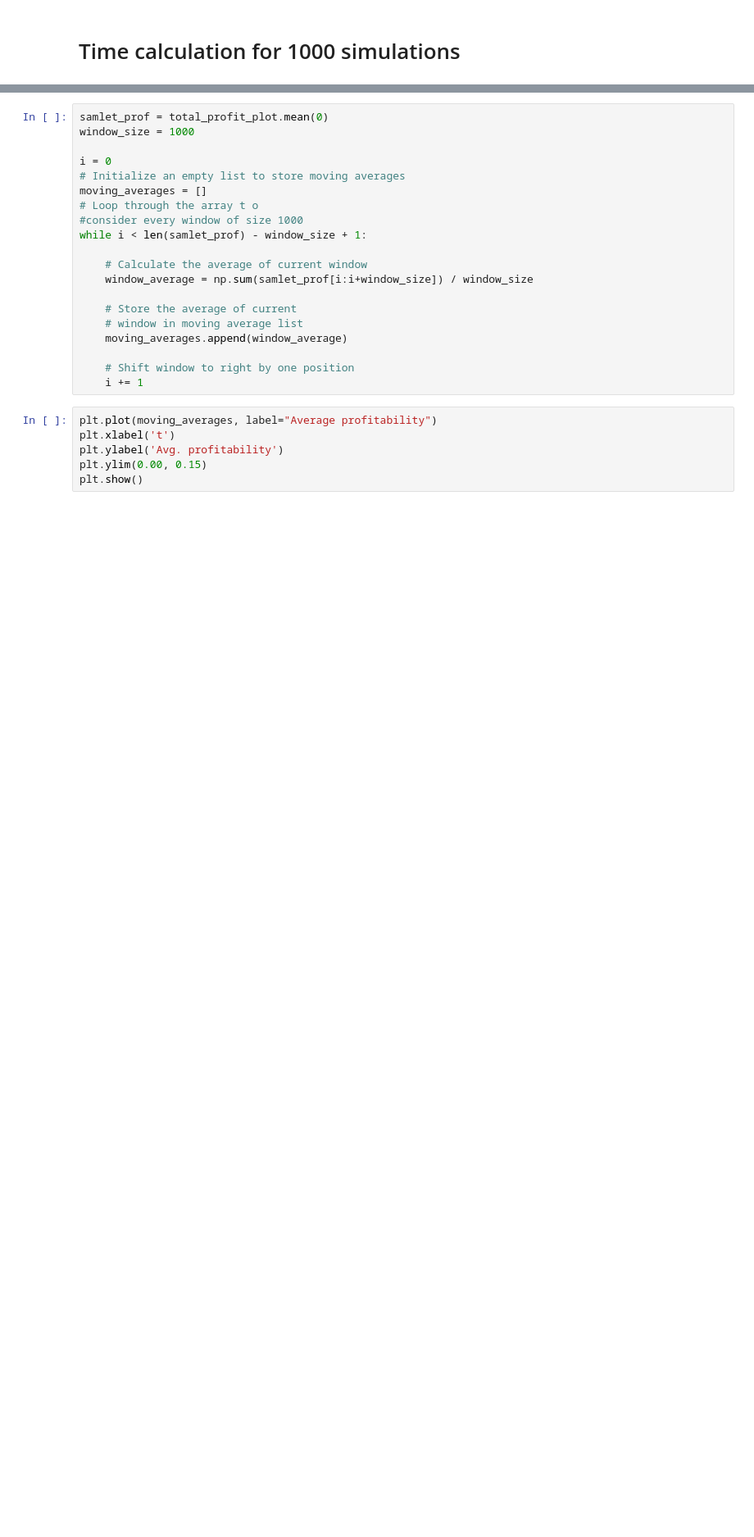
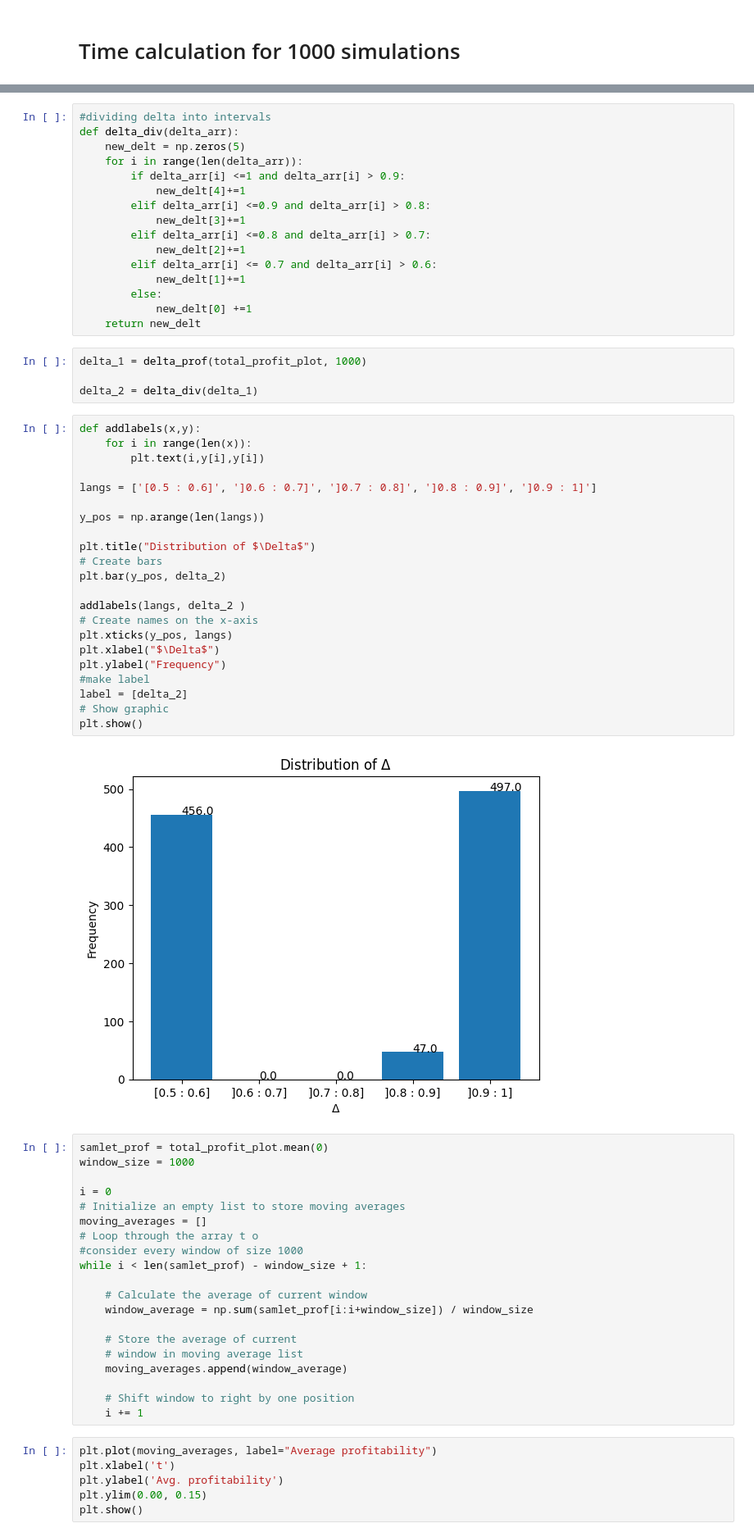
Before and after one commit to KirstineJ/Bachelor, a Jupyter notebook: Bachelor_andet_udkast.ipynb, the cells around one changed output, grey strips where cells are left out. Shown at 82% size. Cells and saved outputs as stored; diff of their text form; blank space fills up the shorter version.

```diff
--- a/Bachelor_andet_udkast.ipynb
+++ b/Bachelor_andet_udkast.ipynb
@@ -148,3 +157,47 @@ Time taken to run 1000 simulations: 36.03131699562073 seconds
+# %%
+#dividing delta into intervals
+def delta_div(delta_arr):
+    new_delt = np.zeros(5)
+    for i in range(len(delta_arr)):
+        if delta_arr[i] <=1 and delta_arr[i] > 0.9:
+            new_delt[4]+=1
+        elif delta_arr[i] <=0.9 and delta_arr[i] > 0.8:
+            new_delt[3]+=1
+        elif delta_arr[i] <=0.8 and delta_arr[i] > 0.7:
+            new_delt[2]+=1
+        elif delta_arr[i] <= 0.7 and delta_arr[i] > 0.6:
+            new_delt[1]+=1
+        else:
+            new_delt[0] +=1
+    return new_delt
+# %%
+delta_1 = delta_prof(total_profit_plot, 1000)
+
+delta_2 = delta_div(delta_1)
+# %%
+def addlabels(x,y):
+    for i in range(len(x)):
+        plt.text(i,y[i],y[i])
+
+langs = ['[0.5 : 0.6]', ']0.6 : 0.7]', ']0.7 : 0.8]', ']0.8 : 0.9]', ']0.9 : 1]']
+
+y_pos = np.arange(len(langs))
+
+plt.title("Distribution of $\Delta$")
+# Create bars
+plt.bar(y_pos, delta_2)
+
+addlabels(langs, delta_2 )
+# Create names on the x-axis
+plt.xticks(y_pos, langs)
+plt.xlabel("$\Delta$")
+plt.ylabel("Frequency")
+#make label
+label = [delta_2]
+# Show graphic
+plt.show()
+# %% [output]
+[figure, added]
 # %%
 samlet_prof = total_profit_plot.mean(0)
 window_size = 1000
```
Also changed, not shown: parts of 5 cells of this notebook, 1 other file.
